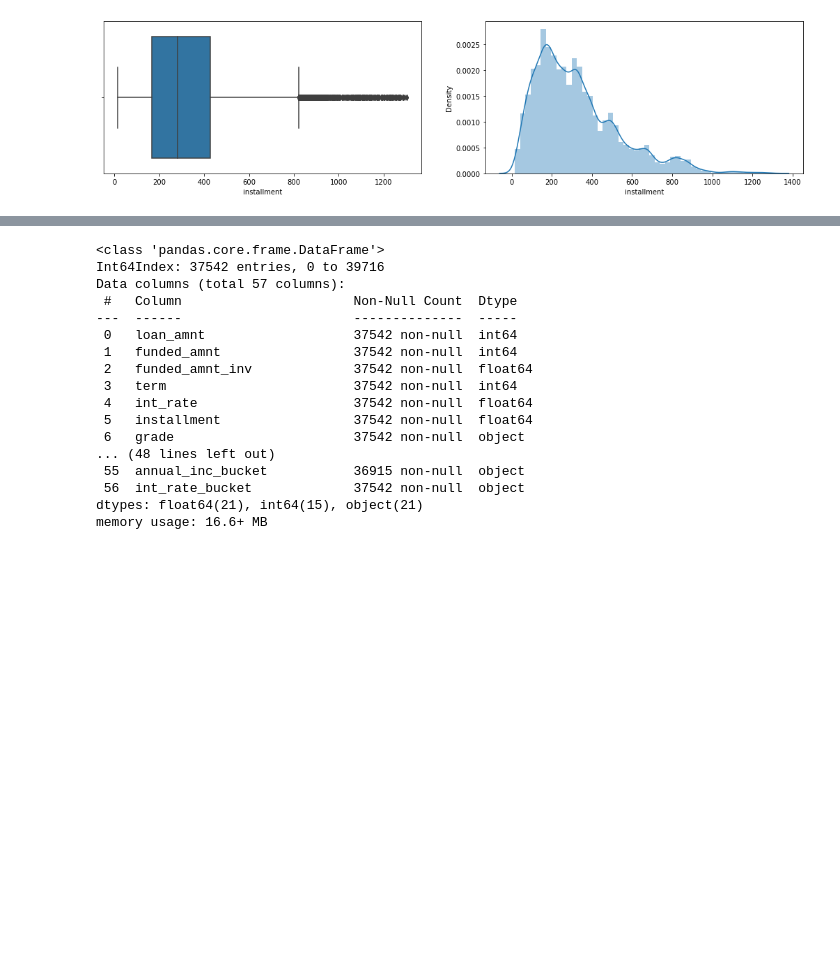
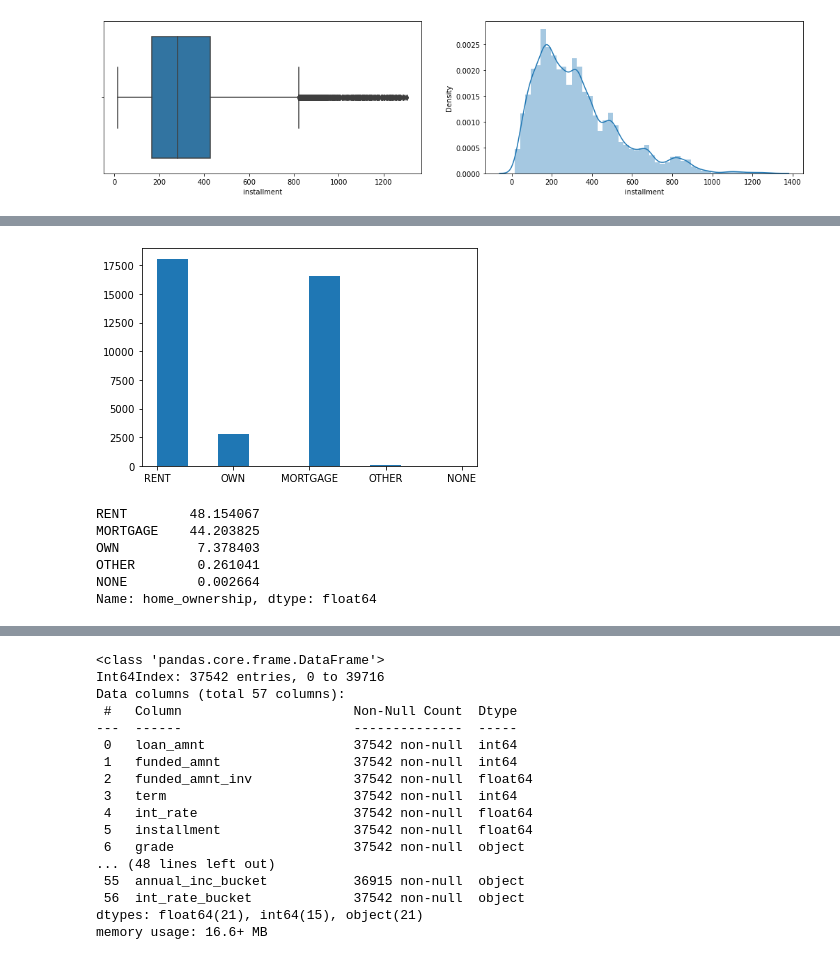
Before and after one commit to ravi2106shekhar/LendingClubCaseStudy, a Jupyter notebook: Ravi_Shekhar.ipynb, the cells around one changed output, grey strips where cells are left out. Saved outputs shown, nothing was run; the diff lists cells and outputs as text; code cells hidden in the pictures; blank space fills up the shorter version.

```diff
--- a/Ravi_Shekhar.ipynb
+++ b/Ravi_Shekhar.ipynb
@@ -290,0 +327,14 @@ Name: grade, dtype: int64
+# %%
+## UNIVARIATE ANALYSIS for home_ownership
+plt.hist(loan_redord_anyls4['home_ownership'])
+plt.show()
+print(loan_redord_anyls4['home_ownership'].value_counts()/len(loan_redord_anyls4.index)*100)
+## observation:- around 48 % loan is for rent and 44 % loann is for mortgage
+# %% [output]
+[figure, added]
+RENT        48.154067
+MORTGAGE    44.203825
+OWN          7.378403
+OTHER        0.261041
+NONE         0.002664
+Name: home_ownership, dtype: float64
```
Also changed, not shown: parts of 5 cells of this notebook.
